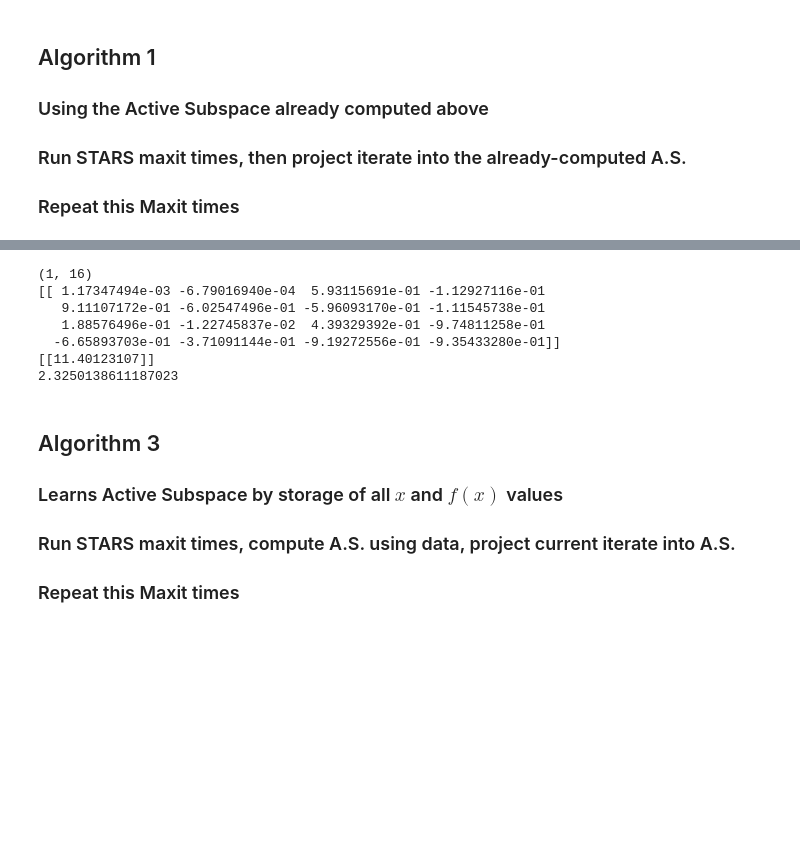
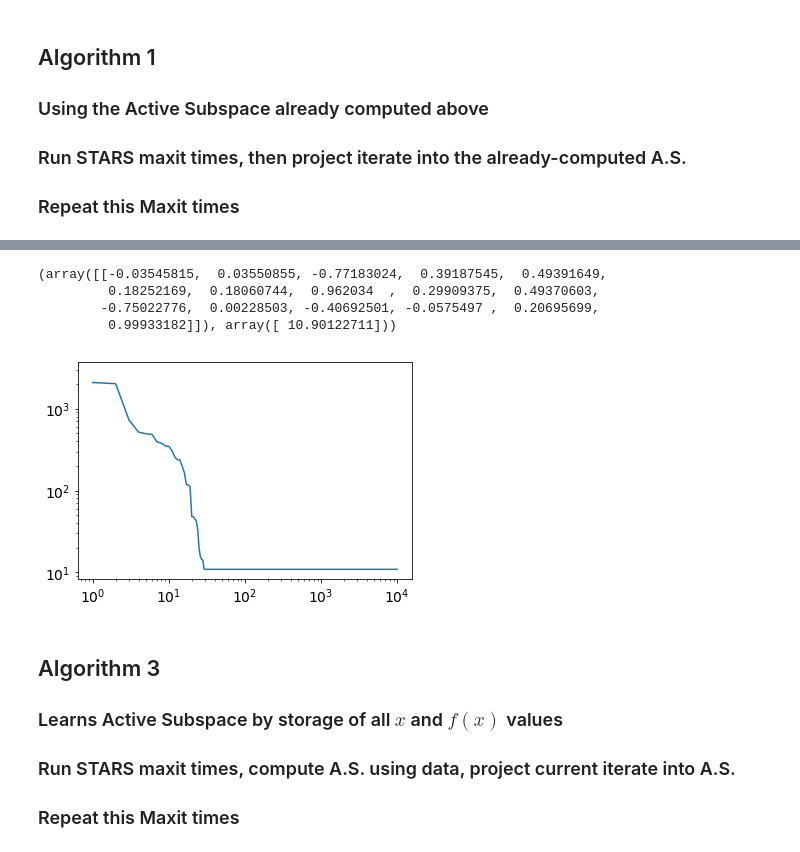
Before and after one commit to mathematicalmichael/personalresearch, a Jupyter notebook: Notebooks/AS_vs_DF_Optimization_v2.ipynb, the cells around one changed output, grey strips where cells are left out. Saved outputs shown, nothing was run; the diff lists cells and outputs as text; code cells hidden in the pictures; blank space fills up the shorter version.

```diff
--- a/Notebooks/AS_vs_DF_Optimization_v2.ipynb
+++ b/Notebooks/AS_vs_DF_Optimization_v2.ipynb
@@ -493,36 +375,38 @@ print(x+sub)
-# %%
-for i in range(1,Maxit):
-
-    sclr=np.random.normal(0,1) #random step (now just a scalar) for STARS -- normal or unif????
-    #sclr=2*np.random.rand(1,1)-1
-
-    u=sclr*sub
-
-    err=F*(2*np.random.rand(1,1) -1) #additive noise for function
-
-    g=fun(x+(mu_star)*u)[0,0] + err
-
-    s=((g - f)/mu_star)*u
-
-    x=x - (h)*s
-
-    err=F*(2*np.random.rand(1,1) -1)
-
-    f=fun(x)[0,0] + err
-
-print(np.shape(x))
-print(x)
-print(f)
-print(np.linalg.norm(x))
-#print(x.reshape((1, 16)).dot(sub)*sub)
-# %% [output]
-(1, 16)
-[[ 1.17347494e-03 -6.79016940e-04  5.93115691e-01 -1.12927116e-01
-   9.11107172e-01 -6.02547496e-01 -5.96093170e-01 -1.11545738e-01
-   1.88576496e-01 -1.22745837e-02  4.39329392e-01 -9.74811258e-01
-  -6.65893703e-01 -3.71091144e-01 -9.19272556e-01 -9.35433280e-01]]
-[[11.40123107]]
-2.3250138611187023
+# %%
+# Initialize
+x_init=2*np.random.rand(1,16)-np.ones(16)
+F=function1
+mu_star=2e-4
+h=3.9e-5
+k=1e-4
+
+x=x_init
+f=F(x)
+
+x_hist=np.array(x)
+f_hist=np.array(f)
+
+# Set iteration counter
+maxit=10000
+
+for i in range(1,maxit):
+    s=STARS_RV(x,F,sub,k,mu_star,h)
+    x=s[0]
+    f=s[1]
+    x_hist=np.vstack((x_hist,x))
+    f_hist=np.vstack((f_hist,f))
+
+print(x,f)
+# %% [output]
+(array([[-0.03545815,  0.03550855, -0.77183024,  0.39187545,  0.49391649,
+         0.18252169,  0.18060744,  0.962034  ,  0.29909375,  0.49370603,
+        -0.75022776,  0.00228503, -0.40692501, -0.0575497 ,  0.20695699,
+         0.99933182]]), array([ 10.90122711]))
+# %%
+plt.loglog(f_hist)
+plt.show()
+# %% [output]
+[figure, added]
 # %% [markdown]
 ## Algorithm 3
 
```
Also changed, not shown: parts of 31 cells of this notebook.
